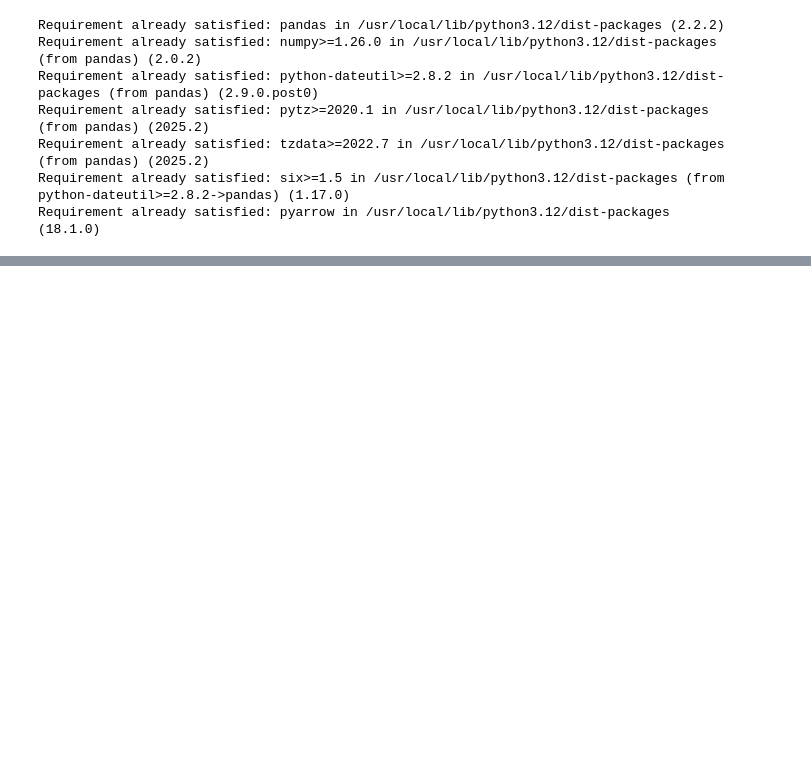
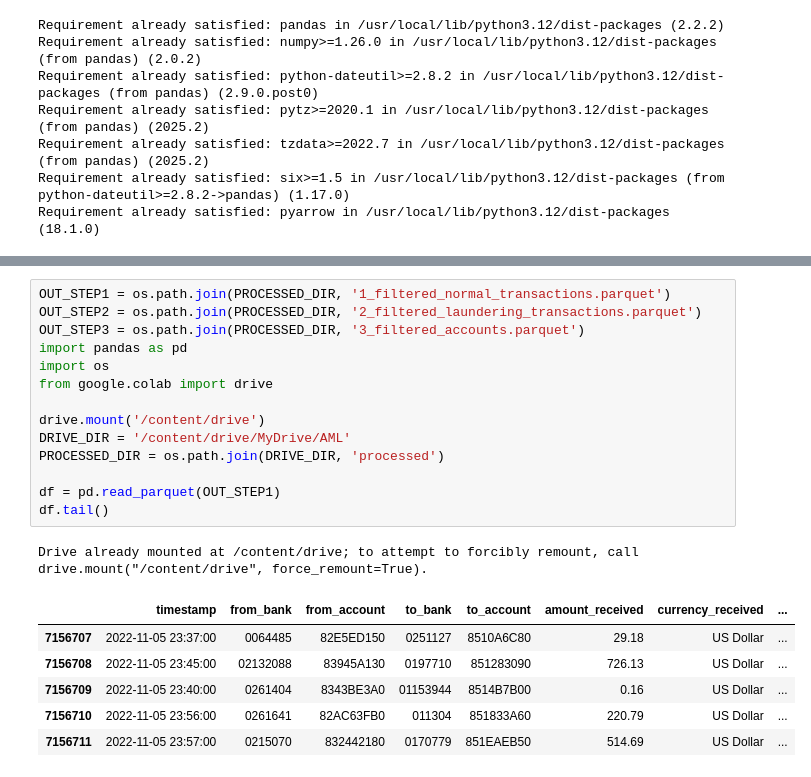
Before and after one commit to caetano-dev/PixFraudDetection, a Jupyter notebook: TCC.ipynb, the cells around one changed output, grey strips where cells are left out. Cells and saved outputs as stored; diff of their text form; blank space fills up the shorter version.

```diff
--- a/TCC.ipynb
+++ b/TCC.ipynb
@@ -340,4 +370,26 @@ con.close()
 Step 1: Saved strictly USD/ACH normal transactions to '/content/drive/MyDrive/AML/processed/1_filtered_normal_transactions.parquet' (rows=7,156,712)
 Step 2: Saved USD/ACH laundering transactions to '/content/drive/MyDrive/AML/processed/2_filtered_laundering_transactions.parquet' (patterns=9,143, added_from_csv=72,103, total=81,246)
 Step 3: Saved filtered account details to '/content/drive/MyDrive/AML/processed/3_filtered_accounts.parquet' (rows=559,855)
+# %%
+OUT_STEP1 = os.path.join(PROCESSED_DIR, '1_filtered_normal_transactions.parquet')
+OUT_STEP2 = os.path.join(PROCESSED_DIR, '2_filtered_laundering_transactions.parquet')
+OUT_STEP3 = os.path.join(PROCESSED_DIR, '3_filtered_accounts.parquet')
+import pandas as pd
+import os
+from google.colab import drive
+
+drive.mount('/content/drive')
+DRIVE_DIR = '/content/drive/MyDrive/AML'
+PROCESSED_DIR = os.path.join(DRIVE_DIR, 'processed')
+
+df = pd.read_parquet(OUT_STEP1)
+df.tail()
+# %% [output]
+Drive already mounted at /content/drive; to attempt to forcibly remount, call drive.mount("/content/drive", force_remount=True).
+|  | timestamp | from_bank | from_account | to_bank | to_account | amount_received | currency_received | ... |
+| 7156707 | 2022-11-05 23:37:00 | 0064485 | 82E5ED150 | 0251127 | 8510A6C80 | 29.18 | US Dollar | ... |
+| 7156708 | 2022-11-05 23:45:00 | 02132088 | 83945A130 | 0197710 | 851283090 | 726.13 | US Dollar | ... |
+| 7156709 | 2022-11-05 23:40:00 | 0261404 | 8343BE3A0 | 01153944 | 8514B7B00 | 0.16 | US Dollar | ... |
+| 7156710 | 2022-11-05 23:56:00 | 0261641 | 82AC63FB0 | 011304 | 851833A60 | 220.79 | US Dollar | ... |
+| 7156711 | 2022-11-05 23:57:00 | 0215070 | 832442180 | 0170779 | 851EAEB50 | 514.69 | US Dollar | ... |
 # %%
```
Also changed, not shown: parts of 6 cells of this notebook.
